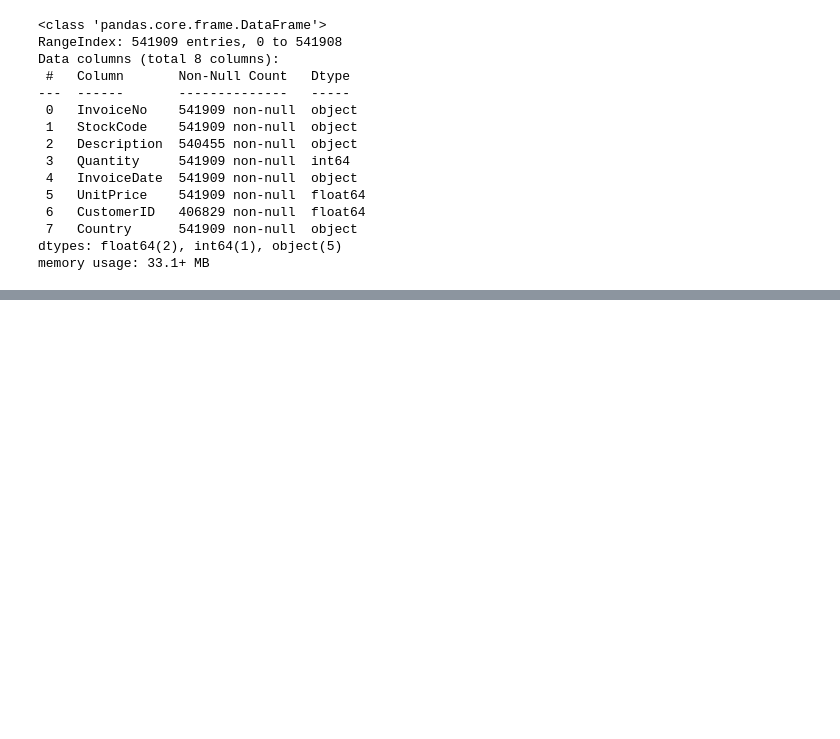
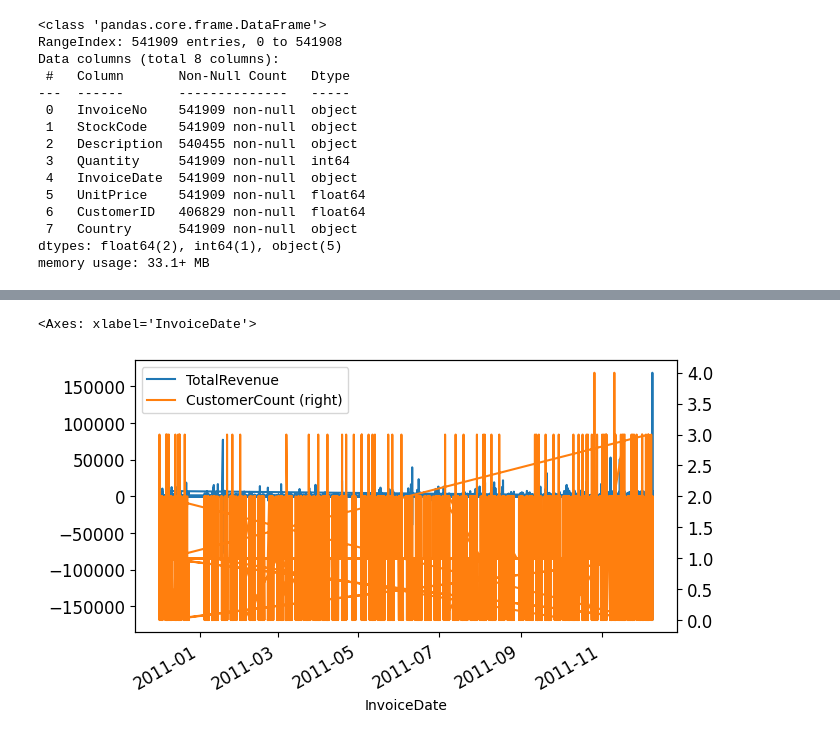
Before and after one commit to popescuaaa/upb-ai-bootcamp-2024, a Jupyter notebook: assignment/Starter.ipynb, the cells around one changed output, grey strips where cells are left out. Saved outputs shown, nothing was run; the diff lists cells and outputs as text; code cells hidden in the pictures; blank space fills up the shorter version.

```diff
--- a/assignment/Starter.ipynb
+++ b/assignment/Starter.ipynb
@@ -30,0 +53,6 @@ df['InvoiceDate'] = pd.to_datetime(df['InvoiceDate'])
+# %%
+viz_df.set_index('InvoiceDate', inplace=True)
+viz_df.plot(kind='line', figsize=(7, 4),fontsize=12, secondary_y='CustomerCount')
+# %% [output]
+<Axes: xlabel='InvoiceDate'>
+[figure, added]
```
Also changed, not shown: parts of 59 cells of this notebook, 1 other file.
